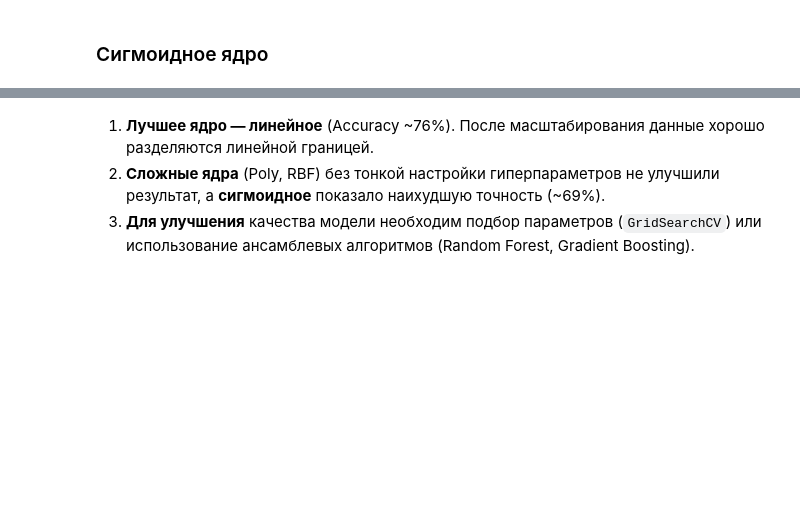
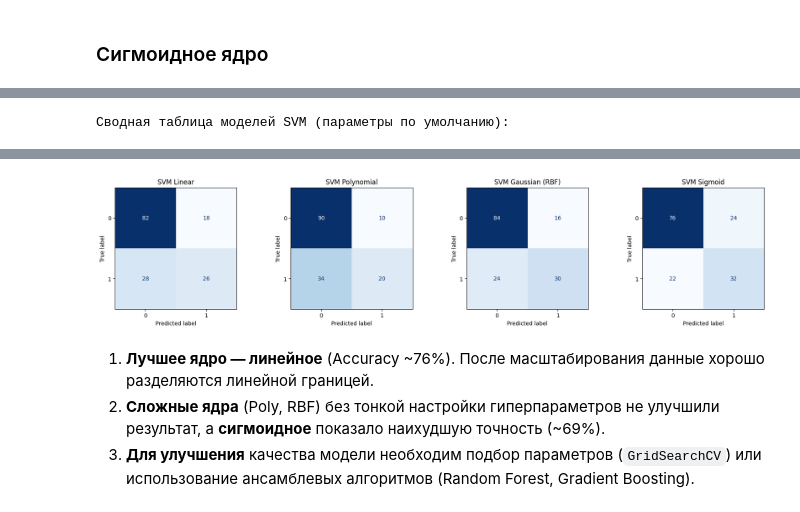
Before and after one commit to Semenovaanzhelika31/intro-ai, a Jupyter notebook: lab2_classification.ipynb, the cells around one changed output, grey strips where cells are left out. Saved outputs shown, nothing was run; the diff lists cells and outputs as text; code cells hidden in the pictures; blank space fills up the shorter version.

```diff
--- a/lab2_classification.ipynb
+++ b/lab2_classification.ipynb
@@ -146,0 +200,3 @@ weighted avg       0.76      0.76      0.76       154
+# %%
+pipe_linear = make_pipeline(SimpleImputer(strategy='median'), StandardScaler(), SVC(kernel='linear'))
+results_default.append(evaluate_clf(pipe_linear, "SVM Linear (по умолчанию)"))
@@ -168,0 +221,3 @@ weighted avg       0.74      0.75      0.73       154
+# %%
+pipe_poly = make_pipeline(SimpleImputer(strategy='median'), StandardScaler(), SVC(kernel='poly', degree=3))
+results_default.append(evaluate_clf(pipe_poly, "SVM Polynomial (по умолчанию)"))
@@ -190,0 +242,3 @@ weighted avg       0.74      0.74      0.74       154
+# %%
+pipe_rbf = make_pipeline(SimpleImputer(strategy='median'), StandardScaler(), SVC(kernel='rbf'))
+results_default.append(evaluate_clf(pipe_rbf, "SVM RBF (по умолчанию)"))
@@ -223,0 +263,3 @@ display(results_df)
+# %%
+pipe_sigmoid = make_pipeline(SimpleImputer(strategy='median'), StandardScaler(), SVC(kernel='sigmoid'))
+results_default.append(evaluate_clf(pipe_sigmoid, "SVM Sigmoid (по умолчанию)"))
@@ -223,0 +282,22 @@ display(results_df)
+# %%
+df_default = pd.DataFrame(results_default).sort_values(by='Accuracy (test)', ascending=False)
+print("Сводная таблица моделей SVM (параметры по умолчанию):")
+display(df_default.round(4))
+
+# Визуализация матриц ошибок для всех 4 ядер
+fig, axes = plt.subplots(1, 4, figsize=(18, 4))
+default_models = [
+    ("Linear", pipe_linear),
+    ("Polynomial", pipe_poly),
+    ("Gaussian (RBF)", pipe_rbf),
+    ("Sigmoid", pipe_sigmoid)
+]
+
+for ax, (title, model) in zip(axes, default_models):
+    ConfusionMatrixDisplay.from_estimator(model, X_test, y_test, ax=ax, cmap='Blues', colorbar=False)
+    ax.set_title(f"SVM {title}")
+
+plt.tight_layout()
+plt.show()
+# %% [output]
+Сводная таблица моделей SVM (параметры по умолчанию):
@@ -224,3 +310,4 @@ display(results_df)
+[figure, added]
 # %% [markdown]
 1. **Лучшее ядро — линейное** (Accuracy ~76%). После масштабирования данные хорошо разделяются линейной границей.
 2. **Сложные ядра** (Poly, RBF) без тонкой настройки гиперпараметров не улучшили результат, а **сигмоидное** показало наихудшую точность (~69%).
```
Also changed, not shown: parts of 15 cells of this notebook.
